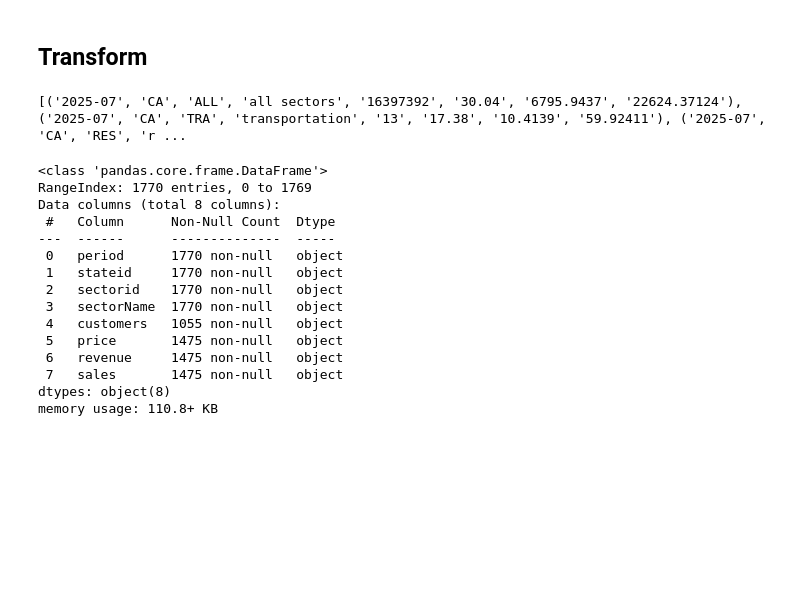
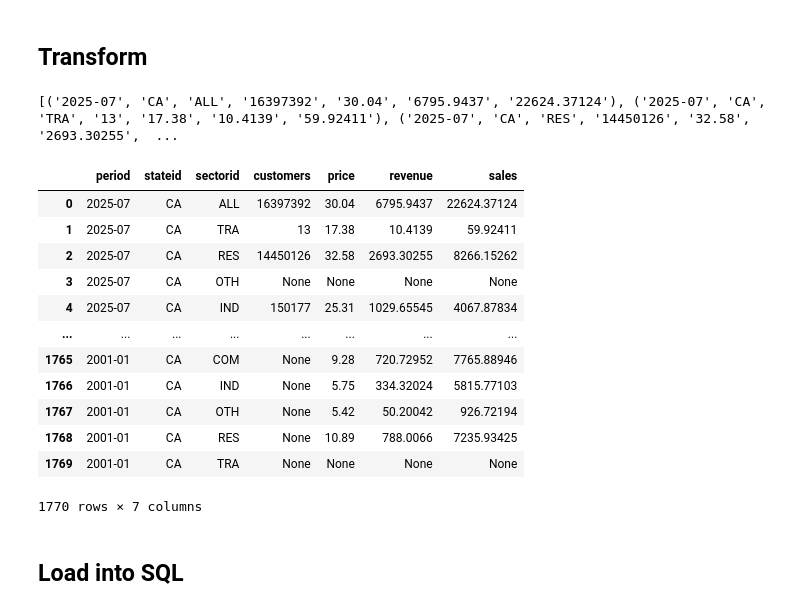
Before and after one commit to ccasperhsu/EIA-Electricity-Sales, a Jupyter notebook: data.ipynb, the cells around one changed output. Drawn from its saved outputs; the diff is of its cells as text; code cells hidden in the pictures; blank space fills up the shorter version.

```diff
--- a/data.ipynb
+++ b/data.ipynb
@@ -75,48 +75,46 @@ records
 ## Transform
 # %%
 rows = [] # creating an empty list that will hold a row for each item
-column_names = ['period', 'stateid', 'sectorid', 'sectorName', 'customers', 'price', 'revenue', 'sales']
+column_names = ['period', 'stateid', 'sectorid', 'customers', 'price', 'revenue', 'sales']
 # %%
 # loop through each record in the API response for the fields that are relevant, excluded state and unit measure descriptions
 for record in records:
         period = record["period"]
         stateid = record["stateid"]
         sectorid = record["sectorid"]
-        sectorName = record["sectorName"]
         customers = record["customers"]
         price = record["price"]
         revenue = record["revenue"]
         sales = record["sales"]
 
         # putting each row into a tuple (instead of list, for its immutability)
-        data_tuple = (period, stateid, sectorid, sectorName, customers, price, revenue, sales)
+        data_tuple = (period, stateid, sectorid, customers, price, revenue, sales)
 
         # append each row tuple into the rows list
         rows.append(data_tuple)
 
 print(rows)
 # %% [output]
-[('2025-07', 'CA', 'ALL', 'all sectors', '16397392', '30.04', '6795.9437', '22624.37124'), ('2025-07', 'CA', 'TRA', 'transportation', '13', '17.38', '10.4139', '59.92411'), ('2025-07', 'CA', 'RES', 'r ...
+[('2025-07', 'CA', 'ALL', '16397392', '30.04', '6795.9437', '22624.37124'), ('2025-07', 'CA', 'TRA', '13', '17.38', '10.4139', '59.92411'), ('2025-07', 'CA', 'RES', '14450126', '32.58', '2693.30255',  ...
 # %%
 # create pandas dataframe
 df = pd.DataFrame(rows, columns=column_names)
 df
-df.info()
-
+# df.info()
 # why is Dtype all objects? Might throw error when loading into SQL.
 # %% [output]
+|  | period | stateid | sectorid | customers | price | revenue | sales |
+| 0 | 2025-07 | CA | ALL | 16397392 | 30.04 | 6795.9437 | 22624.37124 |
+| 1 | 2025-07 | CA | TRA | 13 | 17.38 | 10.4139 | 59.92411 |
+| 2 | 2025-07 | CA | RES | 14450126 | 32.58 | 2693.30255 | 8266.15262 |
+| 3 | 2025-07 | CA | OTH | None | None | None | None |
+| 4 | 2025-07 | CA | IND | 150177 | 25.31 | 1029.65545 | 4067.87834 |
+| ... | ... | ... | ... | ... | ... | ... | ... |
+| 1765 | 2001-01 | CA | COM | None | 9.28 | 720.72952 | 7765.88946 |
+| 1766 | 2001-01 | CA | IND | None | 5.75 | 334.32024 | 5815.77103 |
+| 1767 | 2001-01 | CA | OTH | None | 5.42 | 50.20042 | 926.72194 |
+| 1768 | 2001-01 | CA | RES | None | 10.89 | 788.0066 | 7235.93425 |
+| 1769 | 2001-01 | CA | TRA | None | None | None | None |
-<class 'pandas.core.frame.DataFrame'>
-RangeIndex: 1770 entries, 0 to 1769
-Data columns (total 8 columns):
- #   Column      Non-Null Count  Dtype
----  ------      --------------  -----
- 0   period      1770 non-null   object
- 1   stateid     1770 non-null   object
- 2   sectorid    1770 non-null   object
- 3   sectorName  1770 non-null   object
- 4   customers   1055 non-null   object
- 5   price       1475 non-null   object
- 6   revenue     1475 non-null   object
- 7   sales       1475 non-null   object
-dtypes: object(8)
-memory usage: 110.8+ KB
+1770 rows × 7 columns
+# %% [markdown]
+## Load into SQL
```
Also changed, not shown: parts of 14 cells of this notebook.
